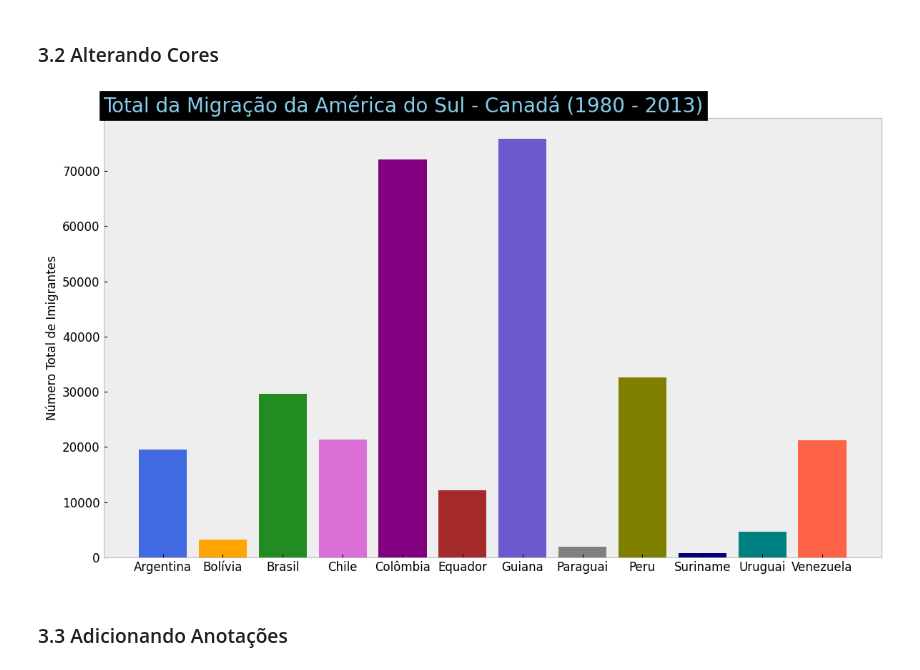
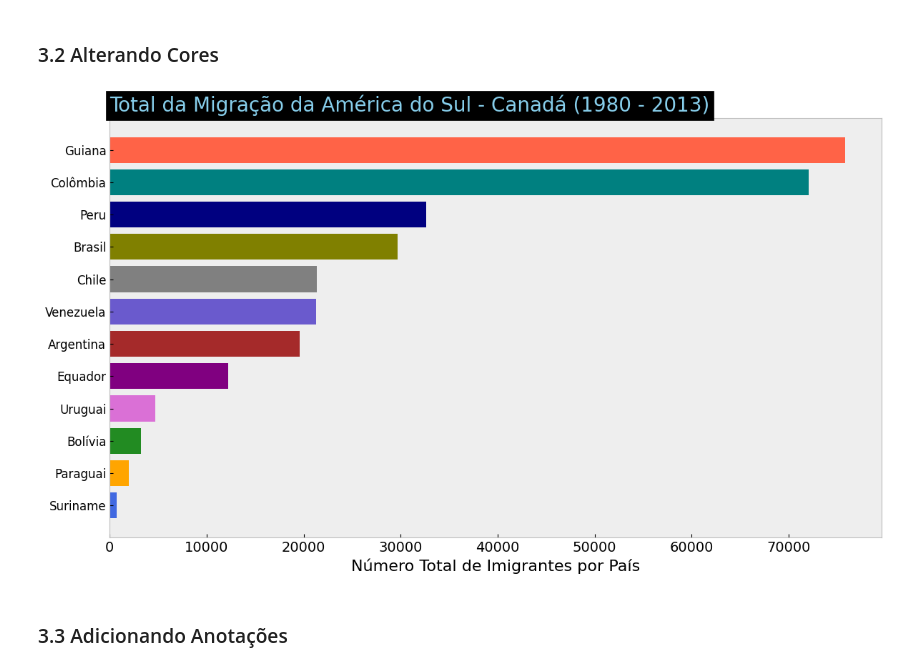
Before and after one commit to KaelDucatti/estudos-ds, a Jupyter notebook: data_visualization/01_criando_graficos_com_bibliotecas_py/classes.ipynb, the cells around one changed output. Drawn from its saved outputs; the diff is of its cells as text; code cells hidden in the pictures.

```diff
--- a/data_visualization/01_criando_graficos_com_bibliotecas_py/classes.ipynb
+++ b/data_visualization/01_criando_graficos_com_bibliotecas_py/classes.ipynb
@@ -366,26 +382,50 @@ plt.show()
 ### 3.2 Alterando Cores
 # %%
 df_america_do_sul = df_1.query("Região == 'América do Sul'")
+
+df_america_do_sul = df_america_do_sul.sort_values("Total", ascending=True).reset_index()
+
+df_america_do_sul
+
 anos = list(map(str, range(1980, 2014)))
-cores = ['royalblue', 'orange', 'forestgreen', 'orchid', 'purple', 'brown', 'slateblue', 'gray', 'olive', 'navy', 'teal', 'tomato']
+cores = [
+    "royalblue",
+    "orange",
+    "forestgreen",
+    "orchid",
+    "purple",
+    "brown",
+    "slateblue",
+    "gray",
+    "olive",
+    "navy",
+    "teal",
+    "tomato",
+]
 
 with plt.style.context("bmh"):
     fig, ax = plt.subplots(figsize=(12, 7))
 
-    ax.set_title("Total da Migração da América do Sul - Canadá (1980 - 2013)", fontsize=20, loc="left", backgroundcolor="black", color="skyblue")
+    ax.set_title(
+        "Total da Migração da América do Sul - Canadá (1980 - 2013)",
+        fontsize=20,
+        loc="left",
+        backgroundcolor="black",
+        color="skyblue",
+    )
 
-    ax.bar(df_america_do_sul.index, df_america_do_sul["Total"], color=cores)
+    ax.barh(df_america_do_sul["País"], df_america_do_sul["Total"], color=cores)
 
-    ax.set_xlabel("")
-    ax.set_ylabel("Número Total de Imigrantes")
-    ax.xaxis.set_tick_params(labelsize=12)
+    ax.set_xlabel("Número Total de Imigrantes por País", fontsize=16)
+    ax.set_ylabel("")
+    ax.xaxis.set_tick_params(labelsize=14)
     ax.yaxis.set_tick_params(labelsize=12)
 
     plt.grid(False)
 
 plt.tight_layout()
 plt.show()
 # %% [output]
-[figure, old version]
+[figure, new version]
 # %% [markdown]
 ### 3.3 Adicionando Anotações
```
Also changed, not shown: parts of 4 cells of this notebook, 3 other files.
